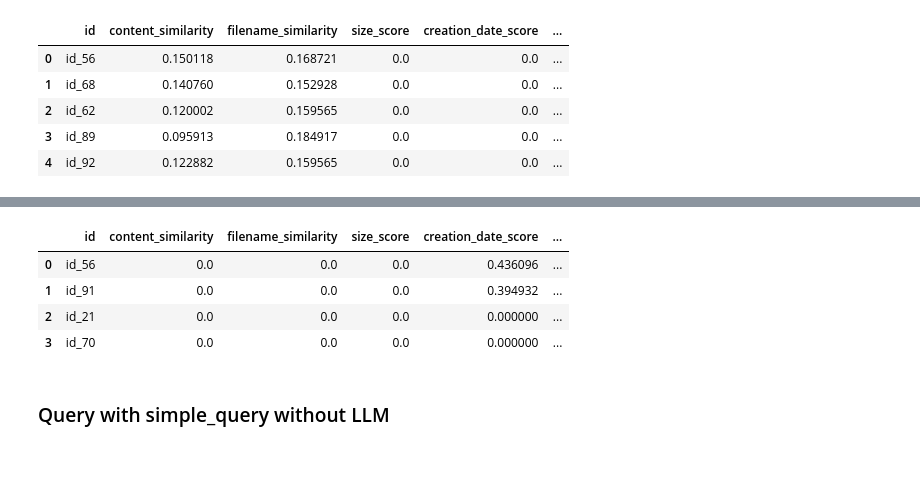
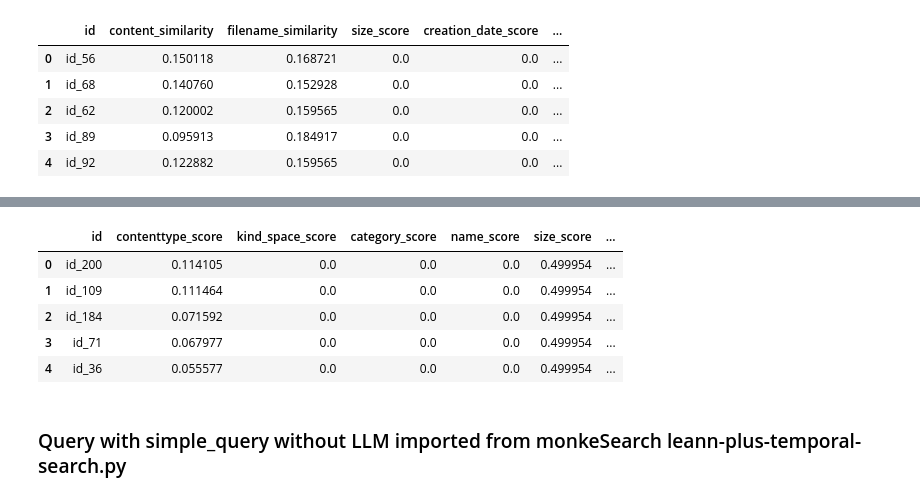
Before and after one commit to tatankam/intelligent-file-search, a Jupyter notebook: notebooks/superlinked-queries.ipynb, the cells around one changed output, grey strips where cells are left out. Cells and saved outputs as stored; diff of their text form; code cells hidden in the pictures; blank space fills up the shorter version.

Commit message:
mod per monkeSearch

```diff
--- a/notebooks/superlinked-queries.ipynb
+++ b/notebooks/superlinked-queries.ipynb
@@ -60,7 +76,7 @@ import pandas as pd
 source = sl.InteractiveSource(file_schema)
 executor = sl.InteractiveExecutor(
     sources=[source],
-    indices=[index],
+    indices=[file_index],
     vector_database=vector_database,
 )
 app = executor.run()
@@ -227,28 +298,34 @@ else:
 # %%
 
 # These are the names of the semantic/numeric spaces in the same order as in your index.spaces list
 space_names = [
-    "content_similarity",
-    "filename_similarity",
+    "contenttype_score",
+    "kind_space_score",
+    "category_score",
+    "name_score",
     "size_score",
     "creation_date_score",
-    "modified_date_score"
+    "modified_date_score",
+
 ]
+
+
 
 rows = []
 
 for entry in result.entries:
     partial_scores = dict(zip(space_names, entry.metadata.partial_scores))
     row = {"id": entry.id, **partial_scores}
     rows.append(row)
 
 df = pd.DataFrame(rows)
 df
 # %% [output]
-|  | id | content_similarity | filename_similarity | size_score | creation_date_score | ... |
-| 0 | id_56 | 0.0 | 0.0 | 0.0 | 0.436096 | ... |
-| 1 | id_91 | 0.0 | 0.0 | 0.0 | 0.394932 | ... |
-| 2 | id_21 | 0.0 | 0.0 | 0.0 | 0.000000 | ... |
-| 3 | id_70 | 0.0 | 0.0 | 0.0 | 0.000000 | ... |
+|  | id | contenttype_score | kind_space_score | category_score | name_score | size_score | ... |
+| 0 | id_200 | 0.114105 | 0.0 | 0.0 | 0.0 | 0.499954 | ... |
+| 1 | id_109 | 0.111464 | 0.0 | 0.0 | 0.0 | 0.499954 | ... |
+| 2 | id_184 | 0.071592 | 0.0 | 0.0 | 0.0 | 0.499954 | ... |
+| 3 | id_71 | 0.067977 | 0.0 | 0.0 | 0.0 | 0.499954 | ... |
+| 4 | id_36 | 0.055577 | 0.0 | 0.0 | 0.0 | 0.499954 | ... |
 # %% [markdown]
-### Query with simple_query without LLM
+### Query with simple_query without LLM imported from monkeSearch leann-plus-temporal-search.py
```
Also changed, not shown: parts of 13 cells of this notebook, 6 other files.
